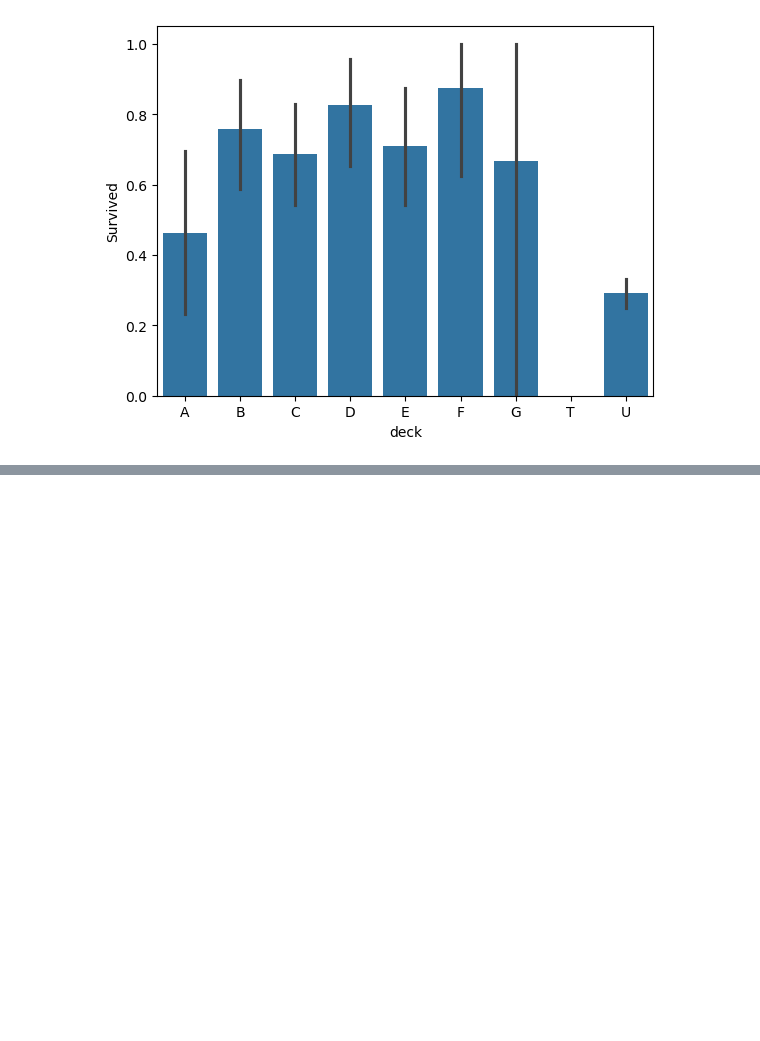
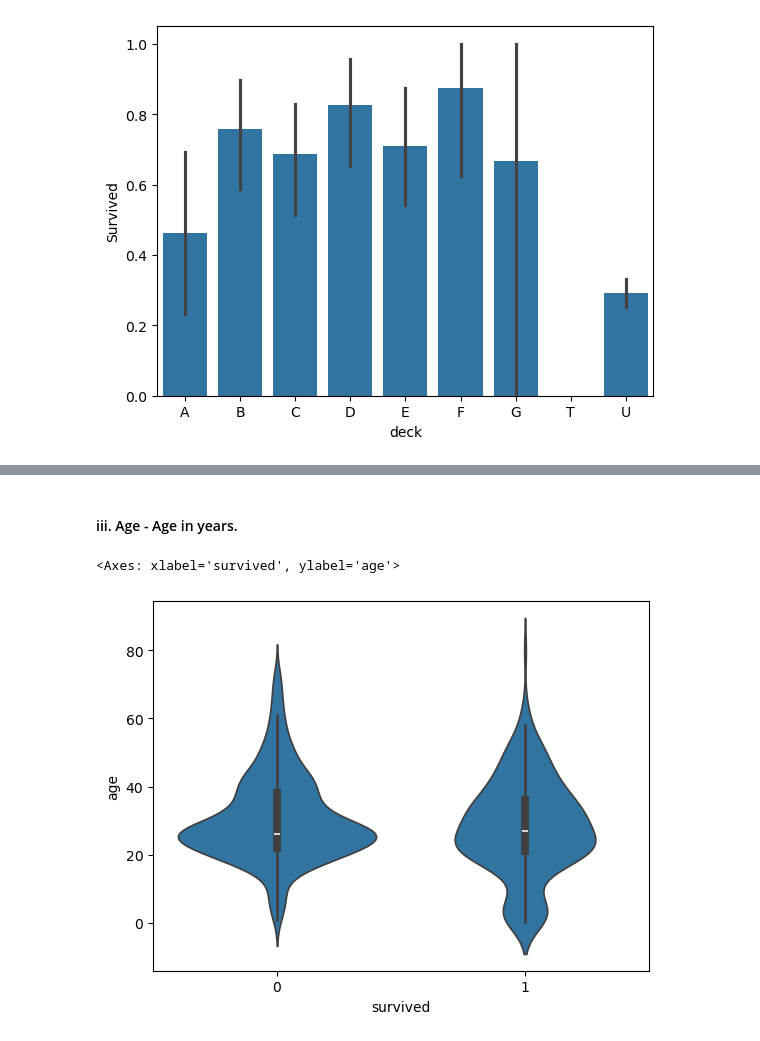
Before and after one commit to Kobeyvines/Titanic_dataset, a Jupyter notebook: notebook/EDA.ipynb, the cells around one changed output, grey strips where cells are left out. Cells and saved outputs as stored; diff of their text form; code cells hidden in the pictures; blank space fills up the shorter version.

```diff
--- a/notebook/EDA.ipynb
+++ b/notebook/EDA.ipynb
@@ -296,0 +411,8 @@ plt.show()
+# %% [markdown]
+#### iii. Age - Age in years.
+# %%
+# Good for finding Outliers in age and seeing if it determined survival rate
+sns.violinplot(x="survived", y="age", data=X_train.join(y_train))
+# %% [output]
+<Axes: xlabel='survived', ylabel='age'>
+[figure, added]
```
Also changed, not shown: parts of 26 cells of this notebook.
